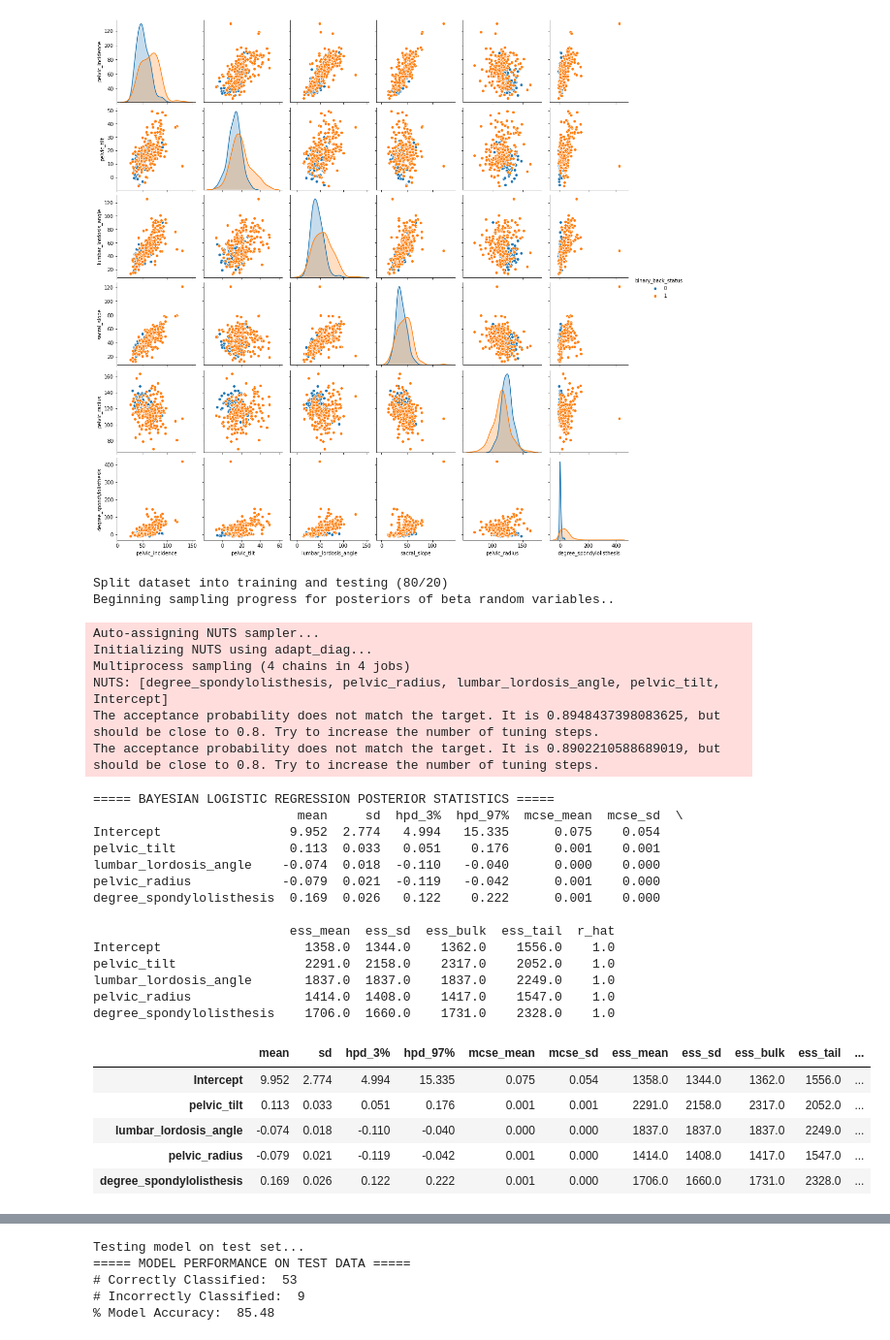
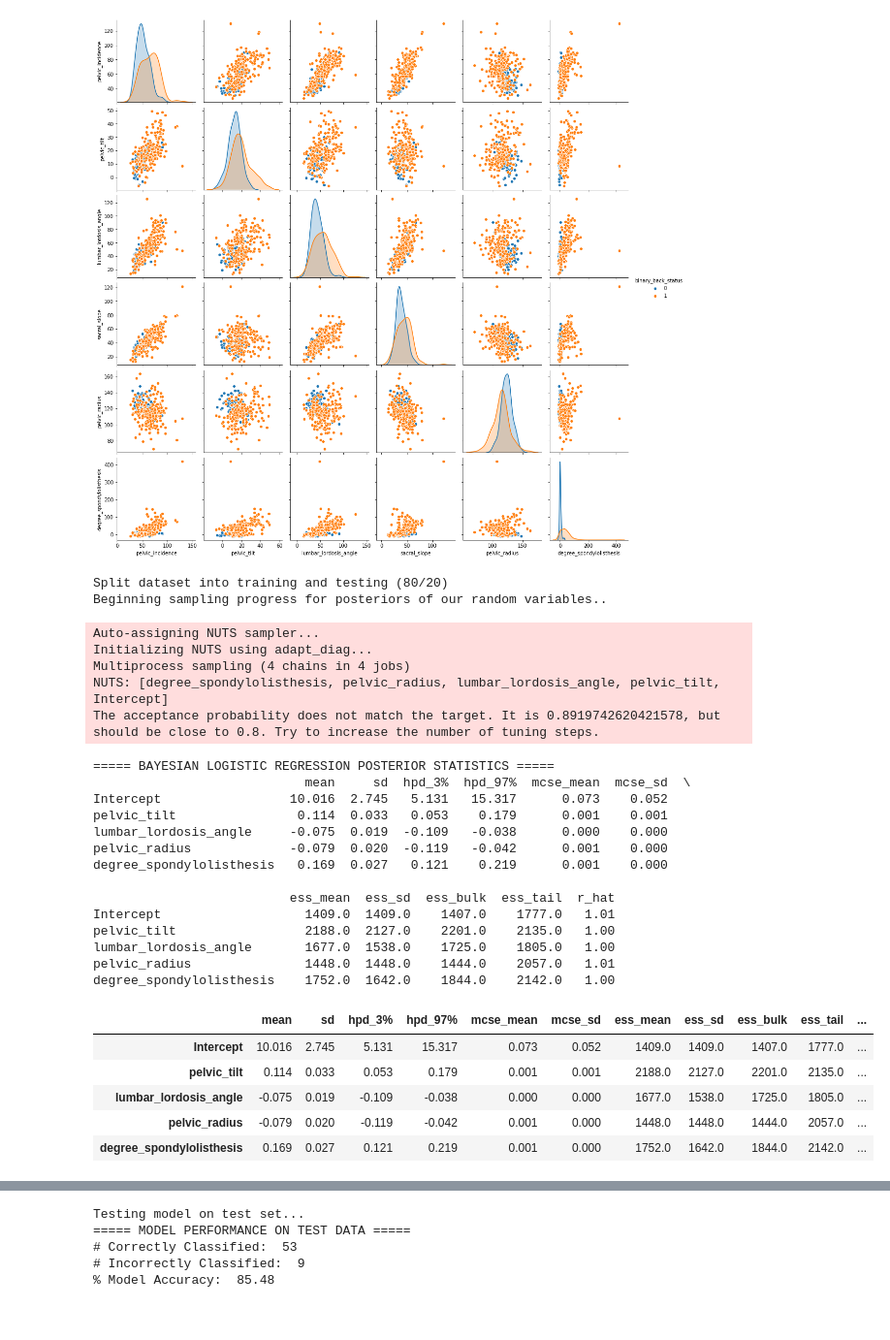
Before and after one commit to numaer/bayesian-spine-classification, a Jupyter notebook: Bayes Project (With Visuals).ipynb, the cells around one changed output, grey strips where cells are left out. Shown at 97% size. Drawn from its saved outputs; the diff is of its cells as text; code cells hidden in the pictures.

Commit message:
fix usage of beta term

```diff
--- a/Bayes Project (With Visuals).ipynb
+++ b/Bayes Project (With Visuals).ipynb
@@ -111,50 +111,49 @@ g = sns.pairplot(raw_data[SELECTED_FEATURES + ['binary_back_status']], hue="bina
 # %%
 """Sample to build our bayesian logistic regression model with specifications:
 
-* beta coefficients follow noninformative priors of Normal(0, 1E-6)
+* random coefficients follow noninformative priors of Normal(0, 1E-6)
 * We use the No U-Turn (NUTS) sampler which on averaged converges faster than Gibbs and Metropolis-Hastings
 * We run for 1000 samples
 
 NOTE: If this part failed and you are on OSX; you are missing the C headers.
 
 cd /Library/Developer/CommandLineTools/Packages/
 open macOS_SDK_headers_for_macOS_10.14.pkg
 
 Then install the C header.
 """
 
 X_train, X_test, y_train, y_test, train_df = split_data(raw_data) # split data 80/20
 trace = bayesian_model(train_df)
 pm.summary(trace)
 # %% [output]
 Split dataset into training and testing (80/20)
-Beginning sampling progress for posteriors of beta random variables..
+Beginning sampling progress for posteriors of our random variables..
 Auto-assigning NUTS sampler...
 Initializing NUTS using adapt_diag...
 Multiprocess sampling (4 chains in 4 jobs)
 NUTS: [degree_spondylolisthesis, pelvic_radius, lumbar_lordosis_angle, pelvic_tilt, Intercept]
-The acceptance probability does not match the target. It is 0.8948437398083625, but should be close to 0.8. Try to increase the number of tuning steps.
-The acceptance probability does not match the target. It is 0.8902210588689019, but should be close to 0.8. Try to increase the number of tuning steps.
+The acceptance probability does not match the target. It is 0.8919742620421578, but should be close to 0.8. Try to increase the number of tuning steps.
 ===== BAYESIAN LOGISTIC REGRESSION POSTERIOR STATISTICS =====
-                           mean     sd  hpd_3%  hpd_97%  mcse_mean  mcse_sd  \
-Intercept                 9.952  2.774   4.994   15.335      0.075    0.054
-pelvic_tilt               0.113  0.033   0.051    0.176      0.001    0.001
-lumbar_lordosis_angle    -0.074  0.018  -0.110   -0.040      0.000    0.000
-pelvic_radius            -0.079  0.021  -0.119   -0.042      0.001    0.000
-degree_spondylolisthesis  0.169  0.026   0.122    0.222      0.001    0.000
+                            mean     sd  hpd_3%  hpd_97%  mcse_mean  mcse_sd  \
+Intercept                 10.016  2.745   5.131   15.317      0.073    0.052
+pelvic_tilt                0.114  0.033   0.053    0.179      0.001    0.001
+lumbar_lordosis_angle     -0.075  0.019  -0.109   -0.038      0.000    0.000
+pelvic_radius             -0.079  0.020  -0.119   -0.042      0.001    0.000
+degree_spondylolisthesis   0.169  0.027   0.121    0.219      0.001    0.000
 
                           ess_mean  ess_sd  ess_bulk  ess_tail  r_hat
-Intercept                   1358.0  1344.0    1362.0    1556.0    1.0
-pelvic_tilt                 2291.0  2158.0    2317.0    2052.0    1.0
-lumbar_lordosis_angle       1837.0  1837.0    1837.0    2249.0    1.0
-pelvic_radius               1414.0  1408.0    1417.0    1547.0    1.0
-degree_spondylolisthesis    1706.0  1660.0    1731.0    2328.0    1.0
+Intercept                   1409.0  1409.0    1407.0    1777.0   1.01
+pelvic_tilt                 2188.0  2127.0    2201.0    2135.0   1.00
+lumbar_lordosis_angle       1677.0  1538.0    1725.0    1805.0   1.00
+pelvic_radius               1448.0  1448.0    1444.0    2057.0   1.01
+degree_spondylolisthesis    1752.0  1642.0    1844.0    2142.0   1.00
 |  | mean | sd | hpd_3% | hpd_97% | mcse_mean | mcse_sd | ess_mean | ess_sd | ess_bulk | ess_tail | ... |
-| Intercept | 9.952 | 2.774 | 4.994 | 15.335 | 0.075 | 0.054 | 1358.0 | 1344.0 | 1362.0 | 1556.0 | ... |
-| pelvic_tilt | 0.113 | 0.033 | 0.051 | 0.176 | 0.001 | 0.001 | 2291.0 | 2158.0 | 2317.0 | 2052.0 | ... |
-| lumbar_lordosis_angle | -0.074 | 0.018 | -0.110 | -0.040 | 0.000 | 0.000 | 1837.0 | 1837.0 | 1837.0 | 2249.0 | ... |
-| pelvic_radius | -0.079 | 0.021 | -0.119 | -0.042 | 0.001 | 0.000 | 1414.0 | 1408.0 | 1417.0 | 1547.0 | ... |
-| degree_spondylolisthesis | 0.169 | 0.026 | 0.122 | 0.222 | 0.001 | 0.000 | 1706.0 | 1660.0 | 1731.0 | 2328.0 | ... |
+| Intercept | 10.016 | 2.745 | 5.131 | 15.317 | 0.073 | 0.052 | 1409.0 | 1409.0 | 1407.0 | 1777.0 | ... |
+| pelvic_tilt | 0.114 | 0.033 | 0.053 | 0.179 | 0.001 | 0.001 | 2188.0 | 2127.0 | 2201.0 | 2135.0 | ... |
+| lumbar_lordosis_angle | -0.075 | 0.019 | -0.109 | -0.038 | 0.000 | 0.000 | 1677.0 | 1538.0 | 1725.0 | 1805.0 | ... |
+| pelvic_radius | -0.079 | 0.020 | -0.119 | -0.042 | 0.001 | 0.000 | 1448.0 | 1448.0 | 1444.0 | 2057.0 | ... |
+| degree_spondylolisthesis | 0.169 | 0.027 | 0.121 | 0.219 | 0.001 | 0.000 | 1752.0 | 1642.0 | 1844.0 | 2142.0 | ... |
 # %%
 """ Plot our sample traces for each of our random variables.
 
```
Also changed, not shown: parts of 1 cell of this notebook, 3 other files.
